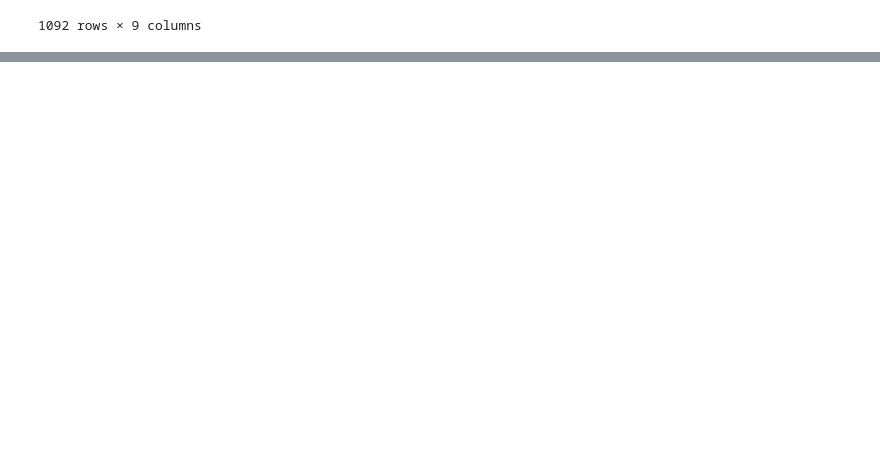
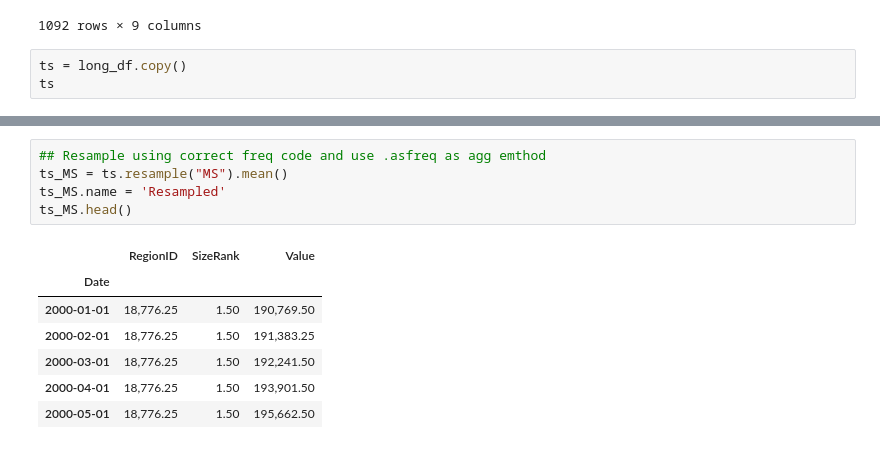
Before and after one commit to Beagan19/-Core--Preparing-Time-Series-from-Wide-Form-Data, a Jupyter notebook: (Core) Preparing Time Series from Wide-Form Data.ipynb, the cells around one changed output, grey strips where cells are left out. Saved outputs shown, nothing was run; the diff lists cells and outputs as text; blank space fills up the shorter version.

```diff
--- a/(Core) Preparing Time Series from Wide-Form Data.ipynb
+++ b/(Core) Preparing Time Series from Wide-Form Data.ipynb
@@ -131,3 +131,6 @@ long_df
 | 2022-09-30 | 39051 | 2 | Houston | city | TX | TX | Houston-The Woodlands-Sugar Land, TX | Harris County | 272,639.00 |
 | 2022-09-30 | 17426 | 3 | Chicago | city | IL | IL | Chicago-Naperville-Elgin, IL-IN-WI | Cook County | 315,429.00 |
 1092 rows × 9 columns
+# %%
+ts = long_df.copy()
+ts
@@ -133,0 +163,13 @@ long_df
+# %%
+## Resample using correct freq code and use .asfreq as agg emthod
+ts_MS = ts.resample("MS").mean()
+ts_MS.name = 'Resampled'
+ts_MS.head()
+# %% [output]
+|  | RegionID | SizeRank | Value |
+| Date |  |  |  |
+| 2000-01-01 | 18,776.25 | 1.50 | 190,769.50 |
+| 2000-02-01 | 18,776.25 | 1.50 | 191,383.25 |
+| 2000-03-01 | 18,776.25 | 1.50 | 192,241.50 |
+| 2000-04-01 | 18,776.25 | 1.50 | 193,901.50 |
+| 2000-05-01 | 18,776.25 | 1.50 | 195,662.50 |
```
Also changed, not shown: parts of 2 cells of this notebook.
